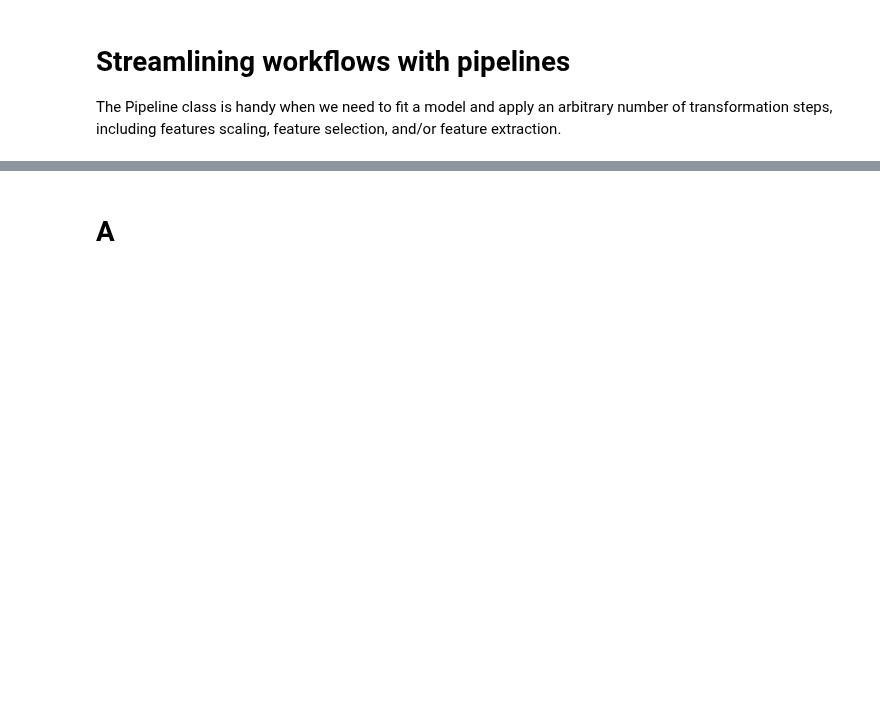
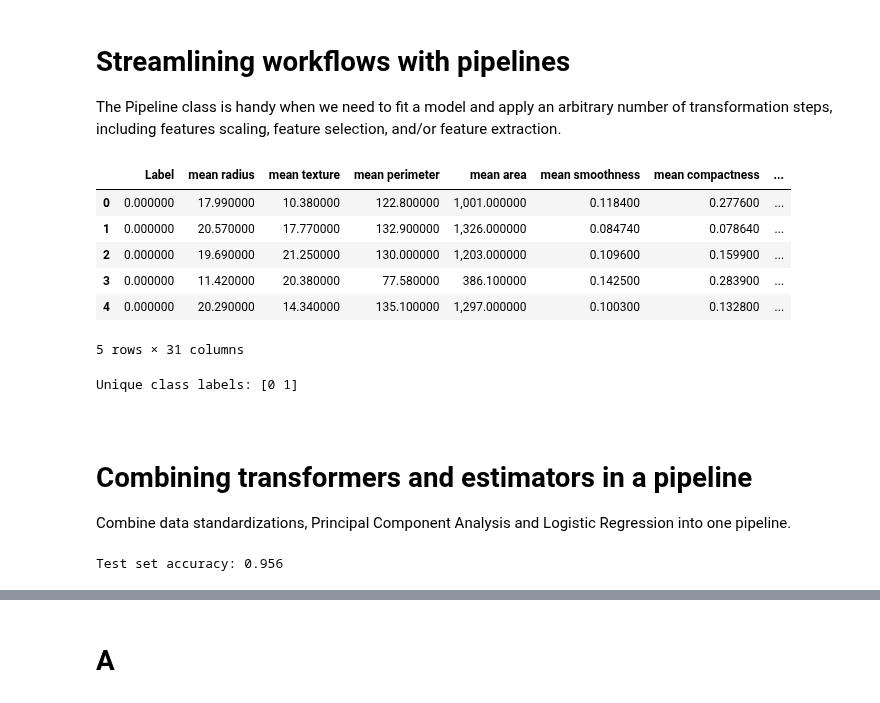
Before and after one commit to sudhu26/data-science-portfolio, a Jupyter notebook: TextbookWalkthroughs/PythonMachineLearning2ndEd/ch06_Learning_Best_Practices_for_Model_Evaluation_and_Hyperparameter_Tuning.ipynb, the cells around one changed output, grey strips where cells are left out. Cells and saved outputs as stored; diff of their text form; code cells hidden in the pictures; blank space fills up the shorter version.

```diff
--- a/TextbookWalkthroughs/PythonMachineLearning2ndEd/ch06_Learning_Best_Practices_for_Model_Evaluation_and_Hyperparameter_Tuning.ipynb
+++ b/TextbookWalkthroughs/PythonMachineLearning2ndEd/ch06_Learning_Best_Practices_for_Model_Evaluation_and_Hyperparameter_Tuning.ipynb
@@ -50,7 +63,27 @@ from sklearn.ensemble import RandomForestClassifier
 
 The Pipeline class is handy when we need to fit a model and apply an arbitrary number of transformation steps, including features scaling, feature selection, and/or feature extraction.
 # %%
-cancer_data = load_breast_cancer()
+# Load and inspect data
+
+cancer_data = datasets.load_breast_cancer()
 
 df_cancer = pd.DataFrame(data = np.c_[cancer_data.target, cancer_data.data], columns = ['Label'] + list(cancer_data.feature_names))
-df_cancer[:50]
+df_cancer[:5]
+# %% [output]
+|  | Label | mean radius | mean texture | mean perimeter | mean area | mean smoothness | mean compactness | ... |
+| 0 | 0.000000 | 17.990000 | 10.380000 | 122.800000 | 1,001.000000 | 0.118400 | 0.277600 | ... |
+| 1 | 0.000000 | 20.570000 | 17.770000 | 132.900000 | 1,326.000000 | 0.084740 | 0.078640 | ... |
+| 2 | 0.000000 | 19.690000 | 21.250000 | 130.000000 | 1,203.000000 | 0.109600 | 0.159900 | ... |
+| 3 | 0.000000 | 11.420000 | 20.380000 | 77.580000 | 386.100000 | 0.142500 | 0.283900 | ... |
+| 4 | 0.000000 | 20.290000 | 14.340000 | 135.100000 | 1,297.000000 | 0.100300 | 0.132800 | ... |
+5 rows × 31 columns
+# %%
+#
+
+X = df_cancer.iloc[:, 1:].values
+y = df_cancer.iloc[:, 0].values
+le = preprocessing.LabelEncoder()
+y = le.fit_transform(y)
+print('Unique class labels: {0}'.format(np.unique(y)))
+# %% [output]
+Unique class labels: [0 1]
@@ -56,0 +96,17 @@ df_cancer[:50]
+# %% [markdown]
+<a id = 'Combining-transformers-and-estimators-in-a-pipeline'></a>
+# %% [markdown]
+# Combining transformers and estimators in a pipeline
+
+Combine data standardizations, Principal Component Analysis and Logistic Regression into one pipeline.
+# %%
+#
+
+pipe = pipeline.make_pipeline(preprocessing.StandardScaler()
+                                ,decomposition.PCA(n_components = 2)
+                                ,linear_model.LogisticRegression(random_state = 1))
+pipe.fit(XTrain, yTrain)
+yPredTest = pipe.predict(XTest)
+print('Test set accuracy: {:.3f}'.format(pipe.score(XTest, yTest)))
+# %% [output]
+Test set accuracy: 0.956
```
Also changed, not shown: parts of 25 cells of this notebook, 12 other files.
